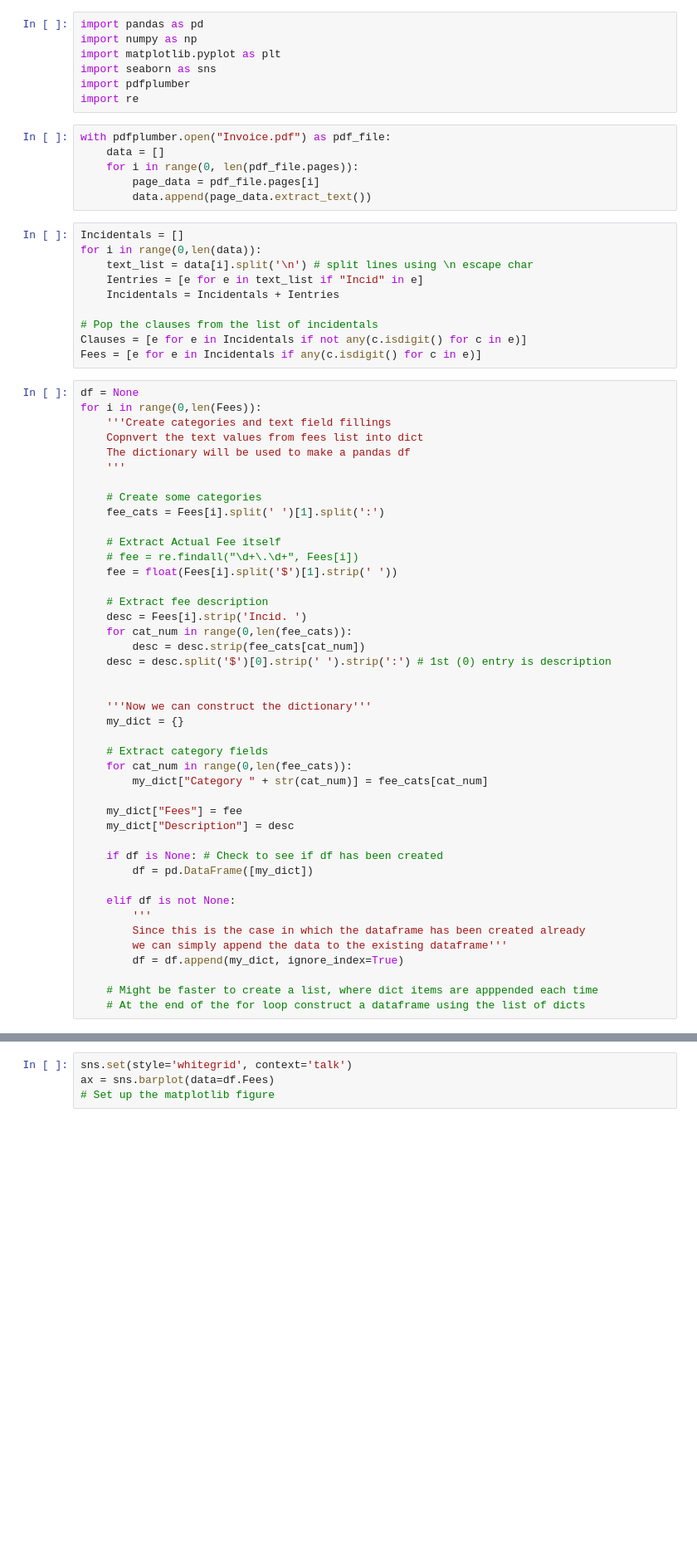
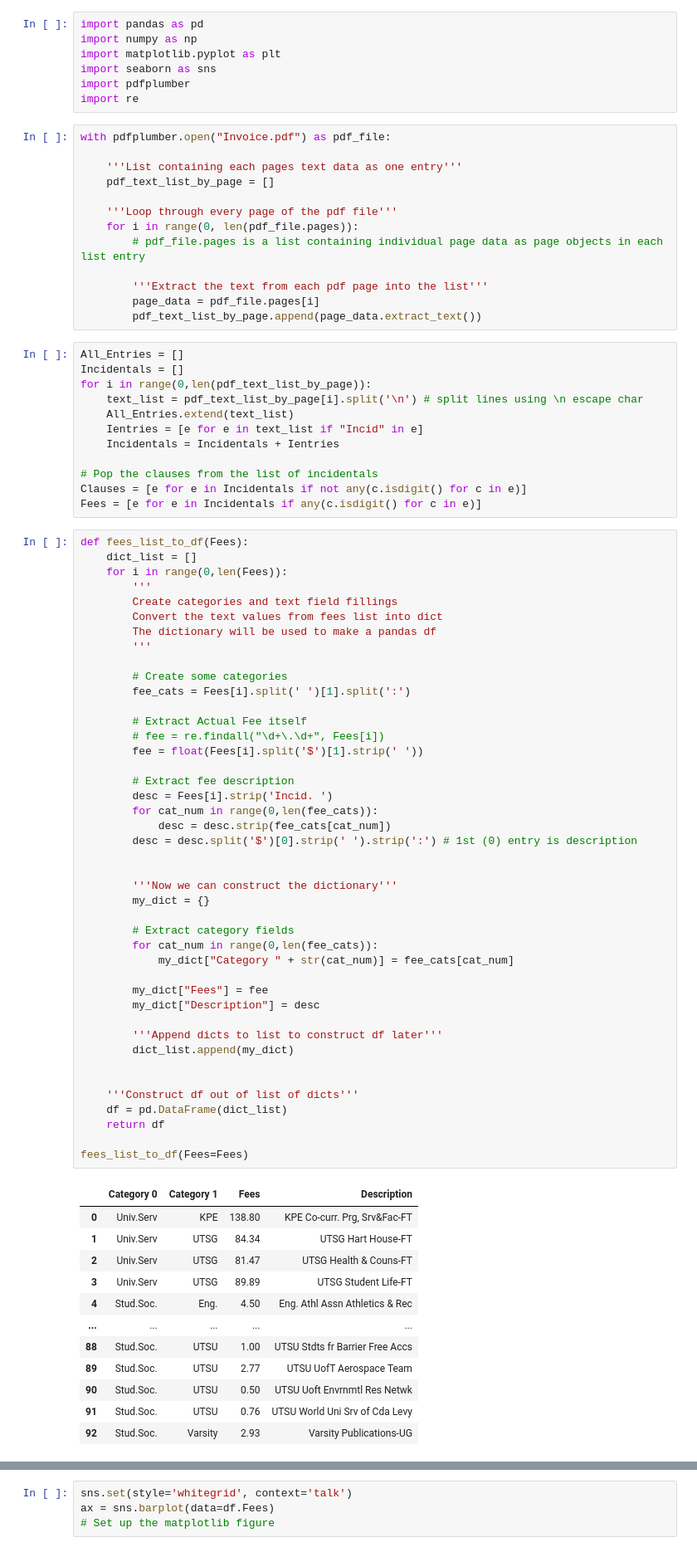
Before and after one commit to anaqiafendi/IncidentalFeeBreakdown, a Jupyter notebook: FeeBreakdown.ipynb, the cells around one changed output, grey strips where cells are left out. Shown: that part at 83% size. Saved outputs shown, nothing was run; the diff lists cells and outputs as text; blank space fills up the shorter version.

Commit message:
added all_entries list ability

```diff
--- a/FeeBreakdown.ipynb
+++ b/FeeBreakdown.ipynb
@@ -7,14 +7,23 @@ import pdfplumber
 import re
 # %%
 with pdfplumber.open("Invoice.pdf") as pdf_file:
-    data = []
+
+    '''List containing each pages text data as one entry'''
+    pdf_text_list_by_page = []
+
+    '''Loop through every page of the pdf file'''
     for i in range(0, len(pdf_file.pages)):
+        # pdf_file.pages is a list containing individual page data as page objects in each list entry
+
+        '''Extract the text from each pdf page into the list'''
         page_data = pdf_file.pages[i]
-        data.append(page_data.extract_text())
+        pdf_text_list_by_page.append(page_data.extract_text())
 # %%
+All_Entries = []
 Incidentals = []
-for i in range(0,len(data)):
-    text_list = data[i].split('\n') # split lines using \n escape char
+for i in range(0,len(pdf_text_list_by_page)):
+    text_list = pdf_text_list_by_page[i].split('\n') # split lines using \n escape char
+    All_Entries.extend(text_list)
     Ientries = [e for e in text_list if "Incid" in e]
     Incidentals = Incidentals + Ientries
 
@@ -22,45 +31,58 @@ for i in range(0,len(data)):
 Clauses = [e for e in Incidentals if not any(c.isdigit() for c in e)]
 Fees = [e for e in Incidentals if any(c.isdigit() for c in e)]
 # %%
-df = None
-for i in range(0,len(Fees)):
-    '''Create categories and text field fillings
-    Copnvert the text values from fees list into dict
-    The dictionary will be used to make a pandas df
-    '''
+def fees_list_to_df(Fees):
+    dict_list = []
+    for i in range(0,len(Fees)):
+        '''
+        Create categories and text field fillings
+        Convert the text values from fees list into dict
+        The dictionary will be used to make a pandas df
+        '''
 
-    # Create some categories
-    fee_cats = Fees[i].split(' ')[1].split(':')
+        # Create some categories
+        fee_cats = Fees[i].split(' ')[1].split(':')
 
-    # Extract Actual Fee itself
-    # fee = re.findall("\d+\.\d+", Fees[i])
-    fee = float(Fees[i].split('$')[1].strip(' '))
+        # Extract Actual Fee itself
+        # fee = re.findall("\d+\.\d+", Fees[i])
+        fee = float(Fees[i].split('$')[1].strip(' '))
 
-    # Extract fee description
-    desc = Fees[i].strip('Incid. ')
-    for cat_num in range(0,len(fee_cats)):
-        desc = desc.strip(fee_cats[cat_num])
-    desc = desc.split('$')[0].strip(' ').strip(':') # 1st (0) entry is description
+        # Extract fee description
+        desc = Fees[i].strip('Incid. ')
+        for cat_num in range(0,len(fee_cats)):
+            desc = desc.strip(fee_cats[cat_num])
+        desc = desc.split('$')[0].strip(' ').strip(':') # 1st (0) entry is description
 
 
-    '''Now we can construct the dictionary'''
-    my_dict = {}
+        '''Now we can construct the dictionary'''
+        my_dict = {}
 
-    # Extract category fields
-    for cat_num in range(0,len(fee_cats)):
-        my_dict["Category " + str(cat_num)] = fee_cats[cat_num]
+        # Extract category fields
+        for cat_num in range(0,len(fee_cats)):
+            my_dict["Category " + str(cat_num)] = fee_cats[cat_num]
 
-    my_dict["Fees"] = fee
-    my_dict["Description"] = desc
+        my_dict["Fees"] = fee
+        my_dict["Description"] = desc
 
-    if df is None: # Check to see if df has been created
-        df = pd.DataFrame([my_dict])
+        '''Append dicts to list to construct df later'''
+        dict_list.append(my_dict)
 
-    elif df is not None:
-        '''
-        Since this is the case in which the dataframe has been created already
-        we can simply append the data to the existing dataframe'''
-        df = df.append(my_dict, ignore_index=True)
 
-    # Might be faster to create a list, where dict items are apppended each time
-    # At the end of the for loop construct a dataframe using the list of dicts
+    '''Construct df out of list of dicts'''
+    df = pd.DataFrame(dict_list)
+    return df
+
+fees_list_to_df(Fees=Fees)
+# %% [output]
+|  | Category 0 | Category 1 | Fees | Description |
+| 0 | Univ.Serv | KPE | 138.80 | KPE Co-curr. Prg, Srv&Fac-FT |
+| 1 | Univ.Serv | UTSG | 84.34 | UTSG Hart House-FT |
+| 2 | Univ.Serv | UTSG | 81.47 | UTSG Health & Couns-FT |
+| 3 | Univ.Serv | UTSG | 89.89 | UTSG Student Life-FT |
+| 4 | Stud.Soc. | Eng. | 4.50 | Eng. Athl Assn Athletics & Rec |
+| ... | ... | ... | ... | ... |
+| 88 | Stud.Soc. | UTSU | 1.00 | UTSU Stdts fr Barrier Free Accs |
+| 89 | Stud.Soc. | UTSU | 2.77 | UTSU UofT Aerospace Team |
+| 90 | Stud.Soc. | UTSU | 0.50 | UTSU Uoft Envrnmtl Res Netwk |
+| 91 | Stud.Soc. | UTSU | 0.76 | UTSU World Uni Srv of Cda Levy |
+| 92 | Stud.Soc. | Varsity | 2.93 | Varsity Publications-UG |
```
Also changed, not shown: parts of 1 cell of this notebook.
